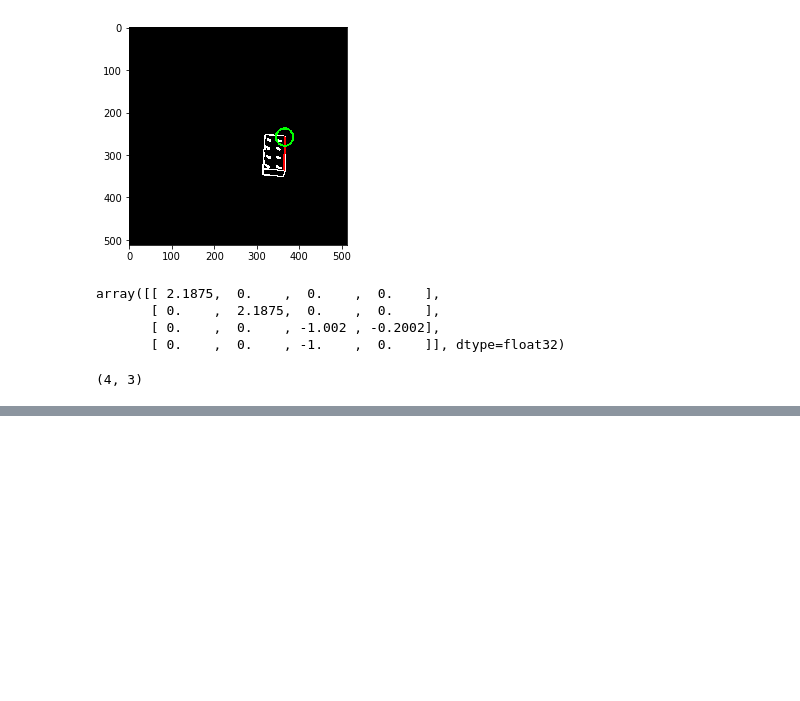
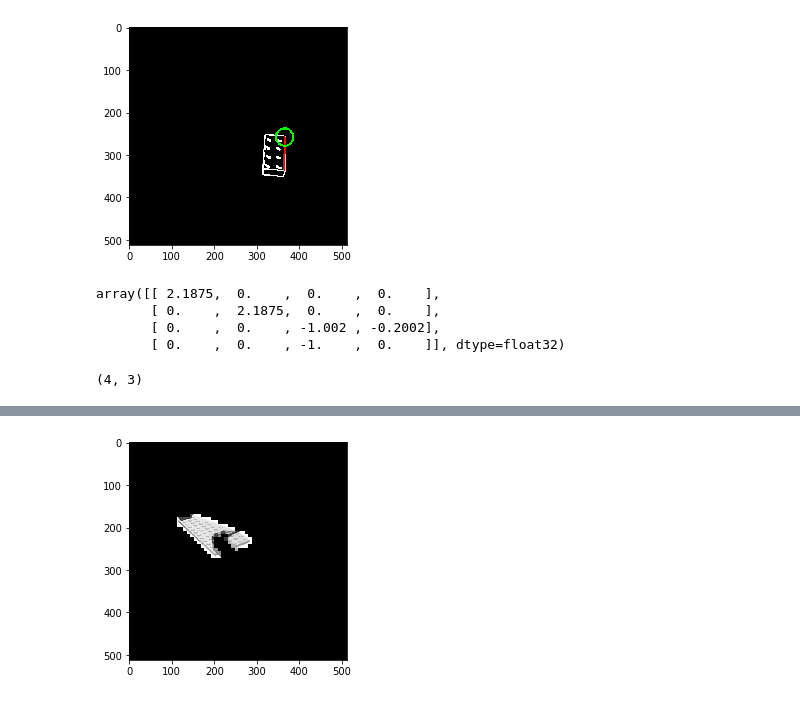
Before and after one commit to WHSnyder/Brickthrough, a Jupyter notebook: posenotebook.ipynb, the cells around one changed output, grey strips where cells are left out. Drawn from its saved outputs; the diff is of its cells as text; code cells hidden in the pictures; blank space fills up the shorter version.

```diff
--- a/posenotebook.ipynb
+++ b/posenotebook.ipynb
@@ -307,0 +344,4 @@ plt.show()
+# %%
+mu.showComboMask(img, data, "WingL")
+# %% [output]
+[figure, added]
```
Also changed, not shown: parts of 8 cells of this notebook, 9 other files.
